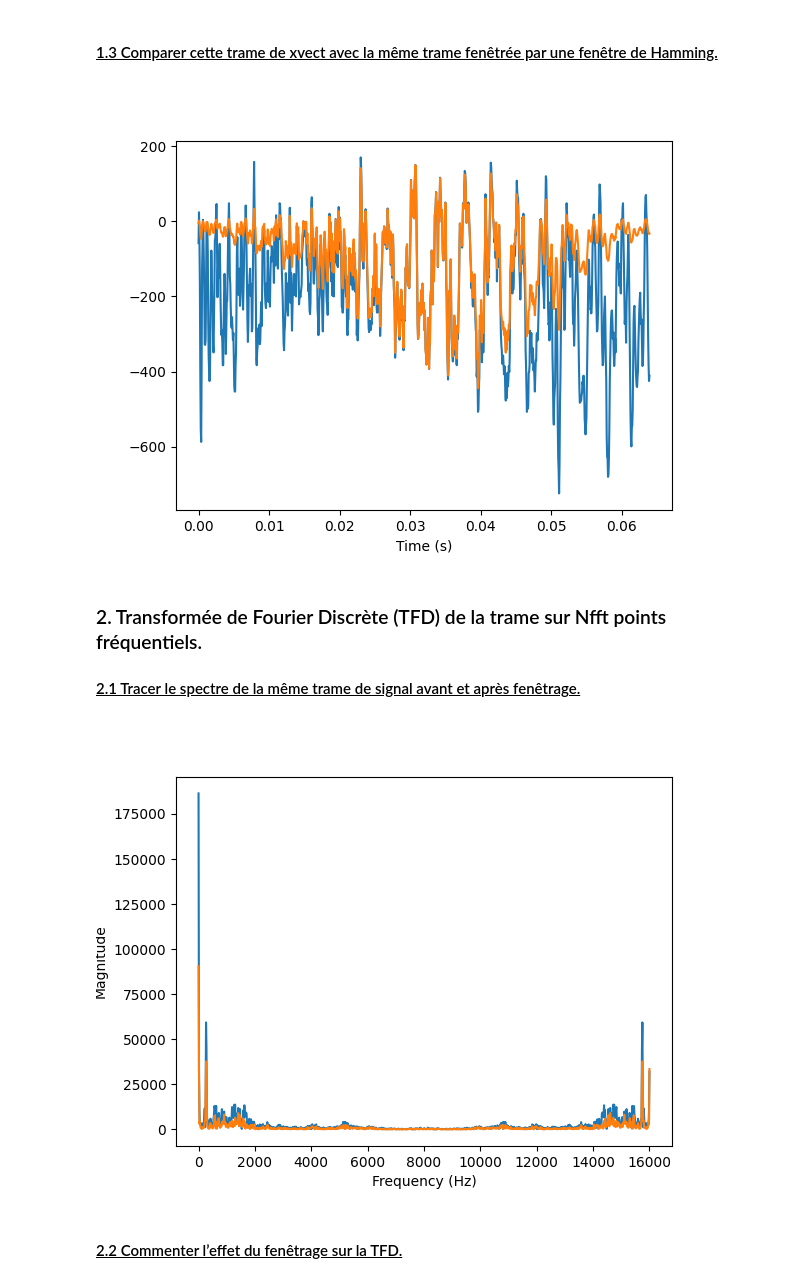
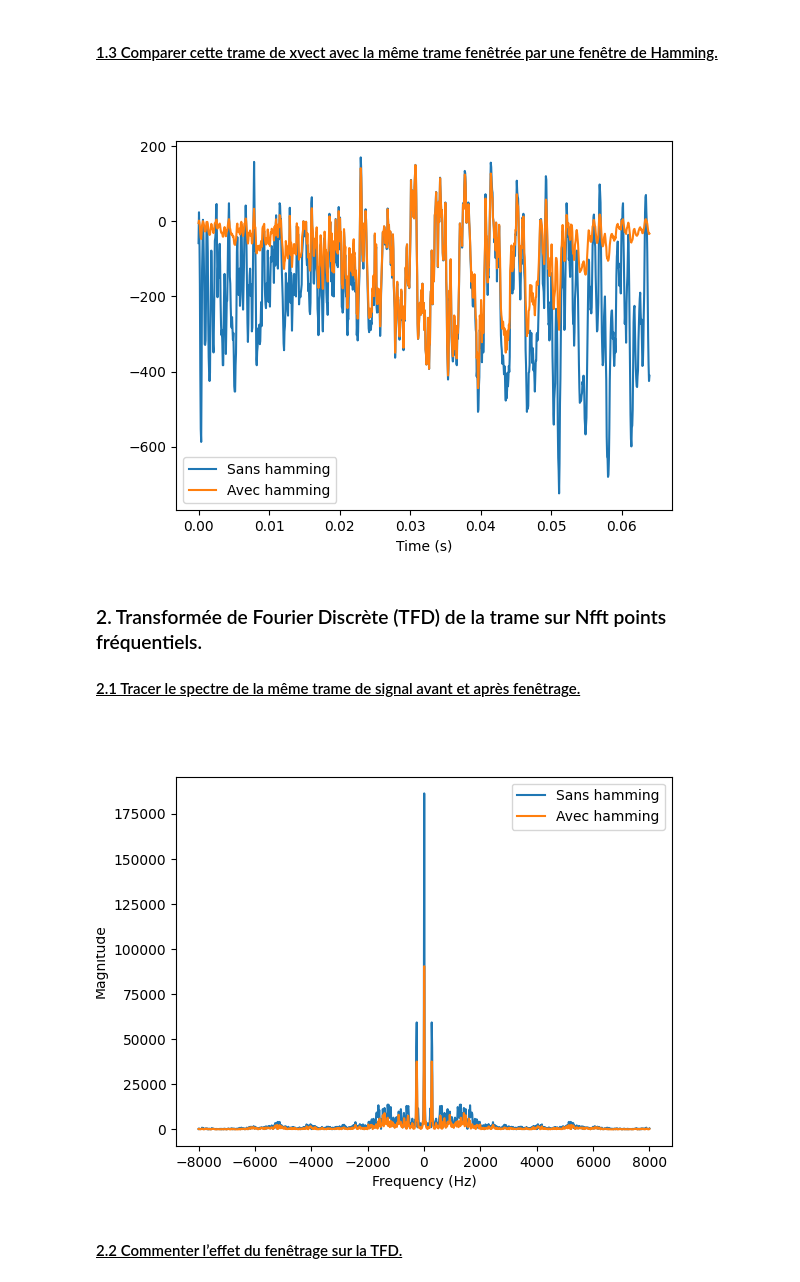
Before and after one commit to SharaineMALARVIJY/S1_Traitement_du_son, a Jupyter notebook: TP2/TP2_Son1.ipynb, the cells around one changed output. Saved outputs shown, nothing was run; the diff lists cells and outputs as text; code cells hidden in the pictures.

```diff
--- a/TP2/TP2_Son1.ipynb
+++ b/TP2/TP2_Son1.ipynb
@@ -104,29 +104,31 @@ plt.show()
 win=np.hamming(Nwin)
 trame_fen= win*xvect[Nwin*num_trame:Nwin*(num_trame+1)]
 plt.figure()
-plt.plot(t_vect,trame) #trame
-plt.plot(t_vect, trame_fen) #trame fenêtrée
+plt.plot(t_vect,trame, label = "Sans hamming") #trame
+plt.plot(t_vect, trame_fen, label = "Avec hamming") #trame fenêtrée
 plt.xlabel("Time (s)")
+plt.legend()
 plt.show()
 # %% [output]
-[figure, old version]
+[figure, new version]
 # %% [markdown]
 ### 2. Transformée de Fourier Discrète (TFD) de la trame sur Nfft points fréquentiels.
 #### <u>2.1 Tracer le spectre de la même trame de signal avant et après fenêtrage.
 # %%
 trame_fft = np.fft.fft(trame)
 trame_fen_fft = np.fft.fft(trame_fen)
 Nfft = len(trame_fft)
-freq_vect=np.linspace(0, Fs, Nfft)
+freq_vect=np.linspace(0,Fs,len(trame_fft))-Fs/2
 # freq_vect = np.fft.fftfreq(len(trame), d=1/Fs)
 plt.figure()
-plt.plot(freq_vect,np.abs(trame_fft))
-plt.plot(freq_vect,np.abs(trame_fen_fft))
+plt.plot(freq_vect, np.abs(np.fft.fftshift(trame_fft)), label = "Sans hamming")
+plt.plot(freq_vect, np.abs(np.fft.fftshift(trame_fen_fft)), label = "Avec hamming")
 plt.xlabel("Frequency (Hz)")
 plt.ylabel("Magnitude")
+plt.legend()
 plt.show()
 # %% [output]
-[figure, old version]
+[figure, new version]
 # %% [markdown]
 #### <u>2.2 Commenter l’effet du fenêtrage sur la TFD.
 # %%
```
Also changed, not shown: parts of 28 cells of this notebook.
